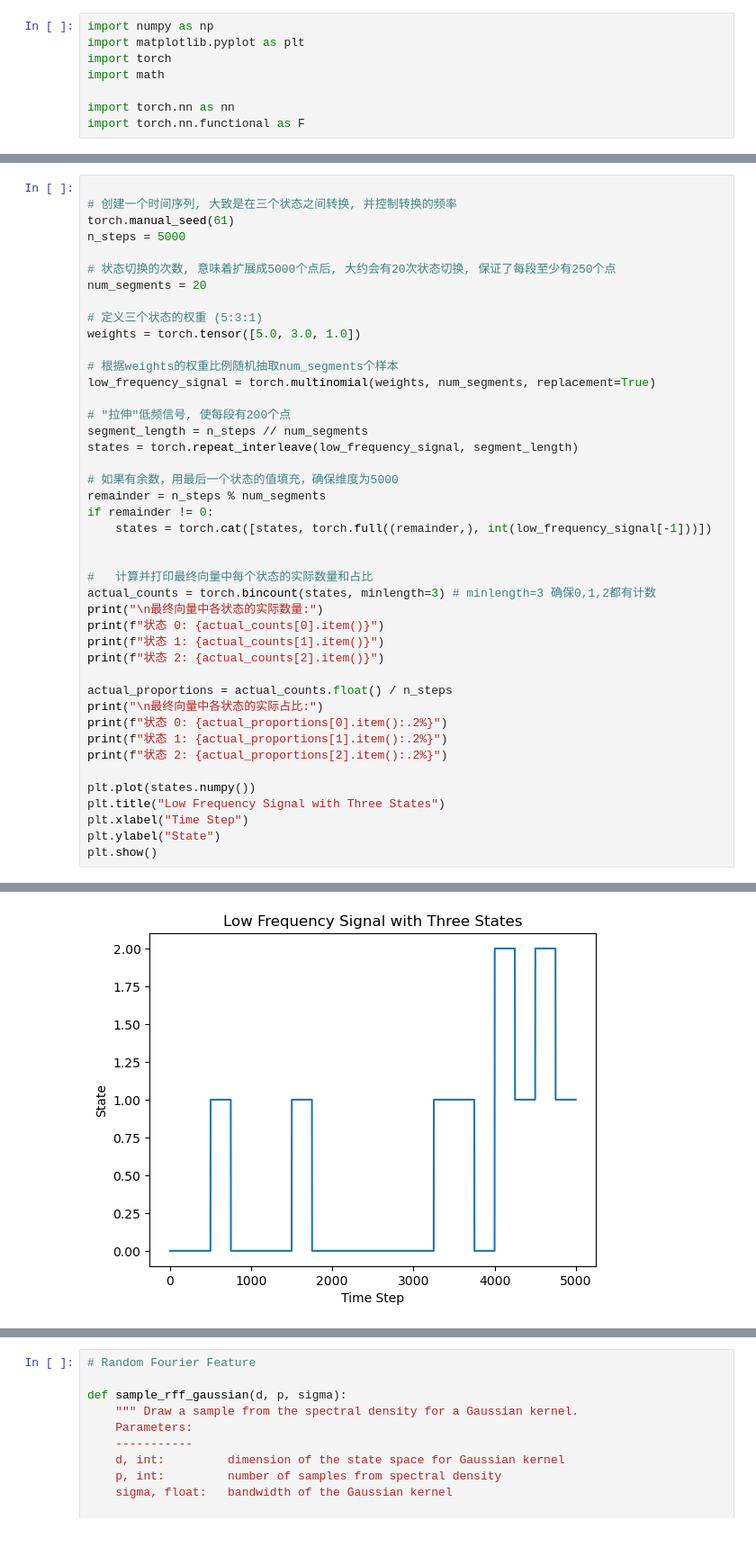
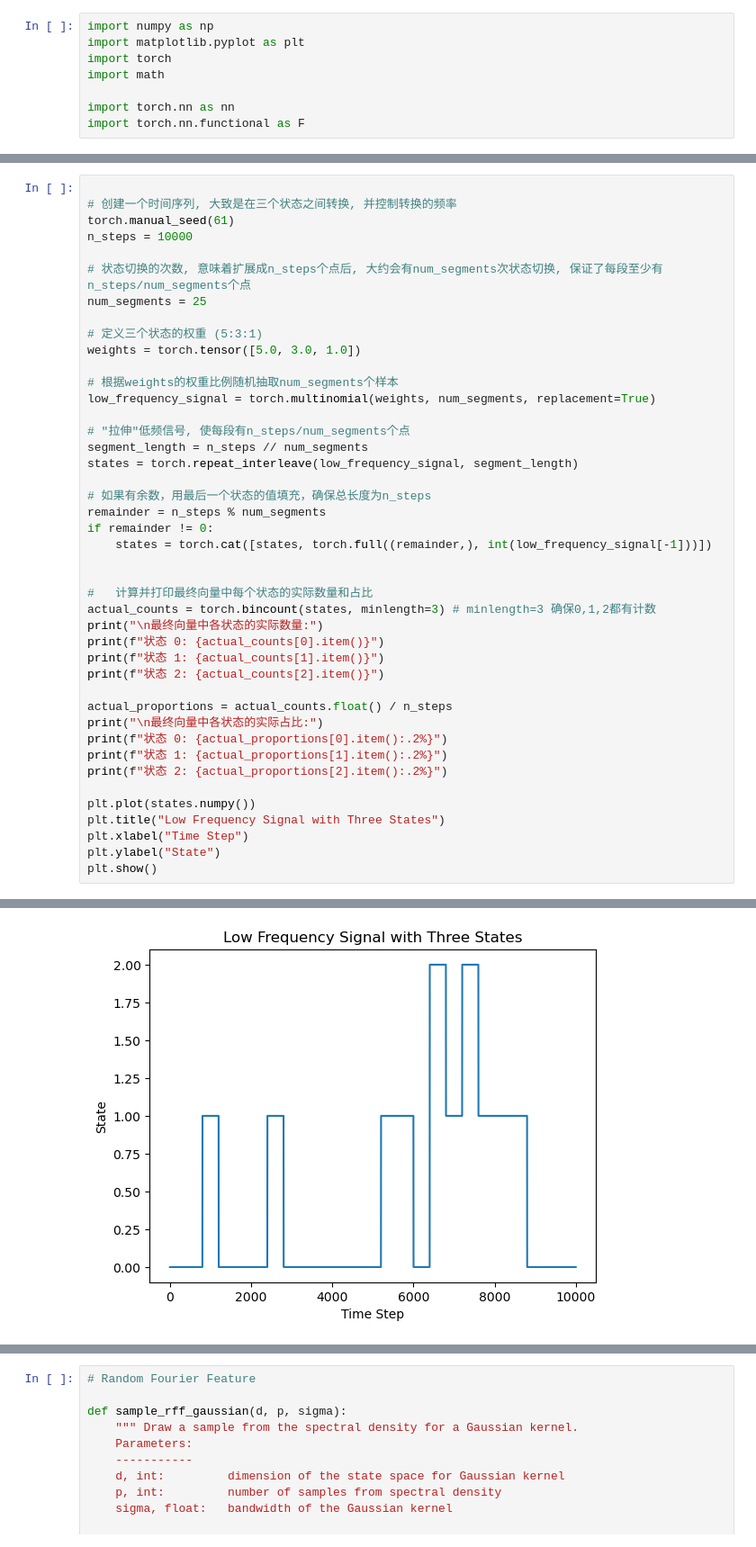
Before and after one commit to zczhang99/Non-stationary-time-series-identification, a Jupyter notebook: Two_Gaussian.ipynb, the cells around one changed output, grey strips where cells are left out. Shown: that part at 90% size. Cells and saved outputs as stored; diff of their text form.

```diff
--- a/Two_Gaussian.ipynb
+++ b/Two_Gaussian.ipynb
@@ -39,10 +54,10 @@ $$
 
 # 创建一个时间序列, 大致是在三个状态之间转换, 并控制转换的频率
 torch.manual_seed(61)
-n_steps = 5000
+n_steps = 10000
 
-# 状态切换的次数, 意味着扩展成5000个点后, 大约会有20次状态切换, 保证了每段至少有250个点
-num_segments = 20
+# 状态切换的次数, 意味着扩展成n_steps个点后, 大约会有num_segments次状态切换, 保证了每段至少有n_steps/num_segments个点
+num_segments = 25
 
 # 定义三个状态的权重 (5:3:1)
 weights = torch.tensor([5.0, 3.0, 1.0])
@@ -50,11 +65,11 @@ weights = torch.tensor([5.0, 3.0, 1.0])
 # 根据weights的权重比例随机抽取num_segments个样本
 low_frequency_signal = torch.multinomial(weights, num_segments, replacement=True)
 
-# "拉伸"低频信号, 使每段有200个点
+# "拉伸"低频信号, 使每段有n_steps/num_segments个点
 segment_length = n_steps // num_segments
 states = torch.repeat_interleave(low_frequency_signal, segment_length)
 
-# 如果有余数，用最后一个状态的值填充，确保维度为5000
+# 如果有余数，用最后一个状态的值填充，确保总长度为n_steps
 remainder = n_steps % num_segments
 if remainder != 0:
     states = torch.cat([states, torch.full((remainder,), int(low_frequency_signal[-1]))])
@@ -91,4 +106,4 @@ plt.show()
-[figure, old version]
+[figure, new version]
 # %%
 mu_0 = torch.tensor([-4,0], dtype=torch.float32)
 sigma_0 = torch.tensor([[2,1.4],[1.4,1.5]], dtype=torch.float32)
```
Also changed, not shown: parts of 15 cells of this notebook.
